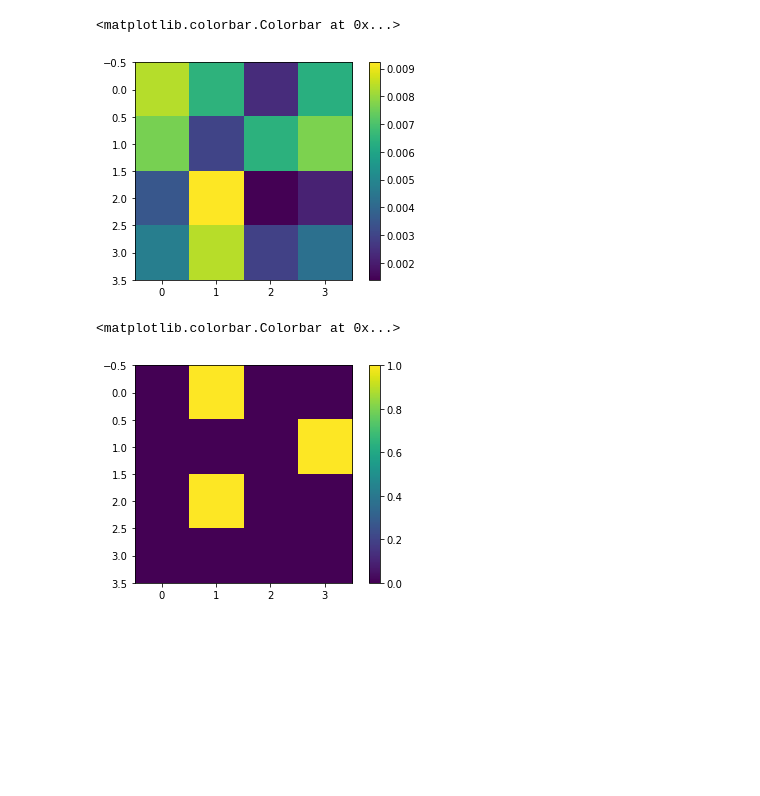
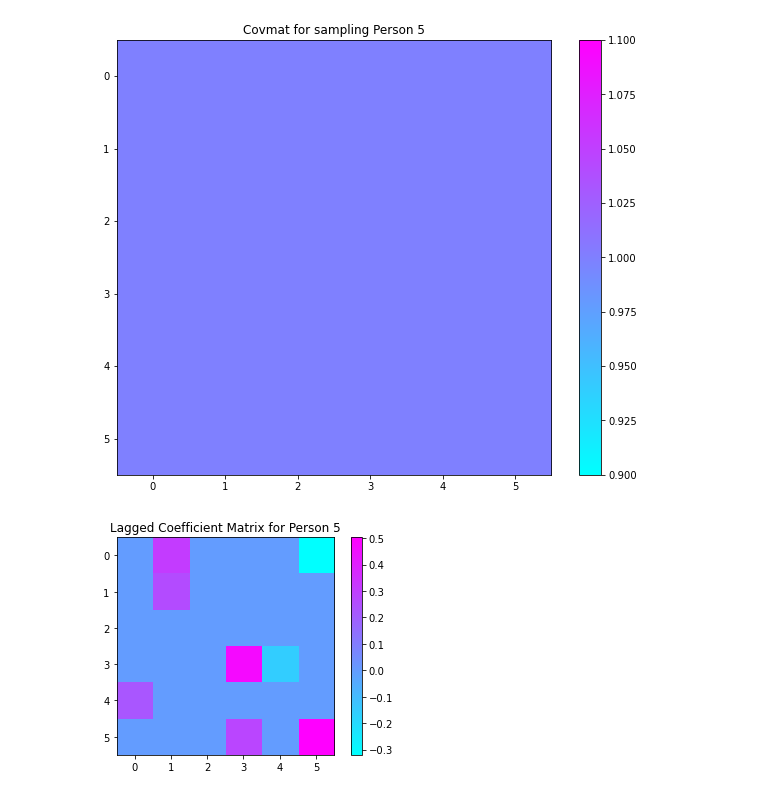
Before and after one commit to bangari-19/Collaborative-CIFAR-Project-, a Jupyter notebook: Module_Generation.ipynb, the cells around one changed output. Drawn from its saved outputs; the diff is of its cells as text; code cells hidden in the pictures; blank space fills up the shorter version.

```diff
--- a/Module_Generation.ipynb
+++ b/Module_Generation.ipynb
@@ -5,23 +14,19 @@ import matplotlib.pyplot as plt
 import random
 import os
 from scipy.stats import norm
+%matplotlib inline
 
-path='/Users/reneehlozek/Code/CIFAR_Network/GIMME/GIMME_analyses/CleanedGIMMEData/Control_Group_output/individual/'
-
-number = 4
-size=4
-file = path+'10%02dBetas.csv'%number
-
-data = np.loadtxt(file, skiprows=1, usecols=range(1,9), delimiter=',')
-A = data[:,size:] #same day beta values, (4x4)
+path='/Users/reneehlozek/Code/CIFAR_Network/GIMME/220429.FinalMatrices/'
+import matplotlib as mpl
+mpl.rc('image', cmap='cool')
+number = 5
+size=6
+file = path+'%i.csv'%number
+cols = 2*size
+data = np.loadtxt(file, skiprows=1, usecols=range(0,cols), delimiter=',')
+A = data[:,size:] #same day (contemporaneous) beta values
 B = data[:,:size] #lagged beta values
-
-cov = np.random.rand(size,size)# +np.eye(size)
-#cov/=np.diag(cov)
-cov*=0.01
-plt.imshow(B)
-plt.colorbar()
-
-
-mask = make_mask(A)
-#
+# cov = np.random.randn(size,size)# +np.eye(size)
+# cov/=np.diag(cov)
+# cov*=0.05
+cov = np.ones((size,size))
@@ -30,12 +32,0 @@ mask = make_mask(A)
-# %%
-plt.imshow(cov)
-plt.colorbar()
-# %% [output]
-<matplotlib.colorbar.Colorbar at 0x...>
-[figure, removed]
-# %%
-plt.imshow(mask)
-plt.colorbar()
-# %% [output]
-<matplotlib.colorbar.Colorbar at 0x...>
-[figure, removed]
@@ -50,0 +33,8 @@ def make_mask(mat, contemp):
+# %%
+plt.figure(10, figsize=(10,8))
+plt.imshow(cov)
+plt.colorbar()
+plt.title('Covmat for sampling Person %i'%number)
+plt.savefig('covmat_%i.png'%number)
+# %% [output]
+[figure, added]
@@ -50,0 +69,7 @@ def make_mask(mat, contemp):
+# %%
+plt.imshow(B)
+plt.colorbar()
+plt.title('Lagged Coefficient Matrix for Person %i'%number)
+plt.savefig('lagmat_%i.png'%number)
+# %% [output]
+[figure, added]
```
Also changed, not shown: parts of 13 cells of this notebook.
